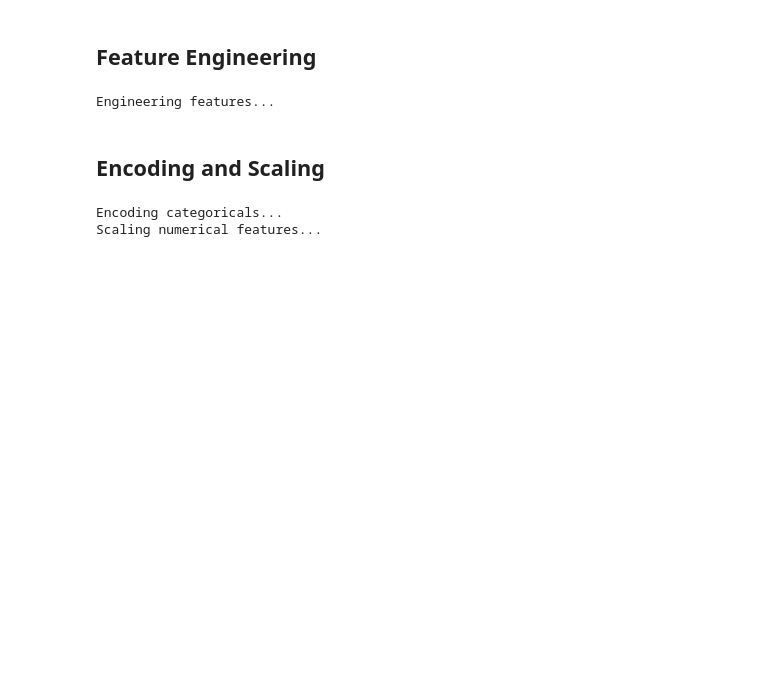
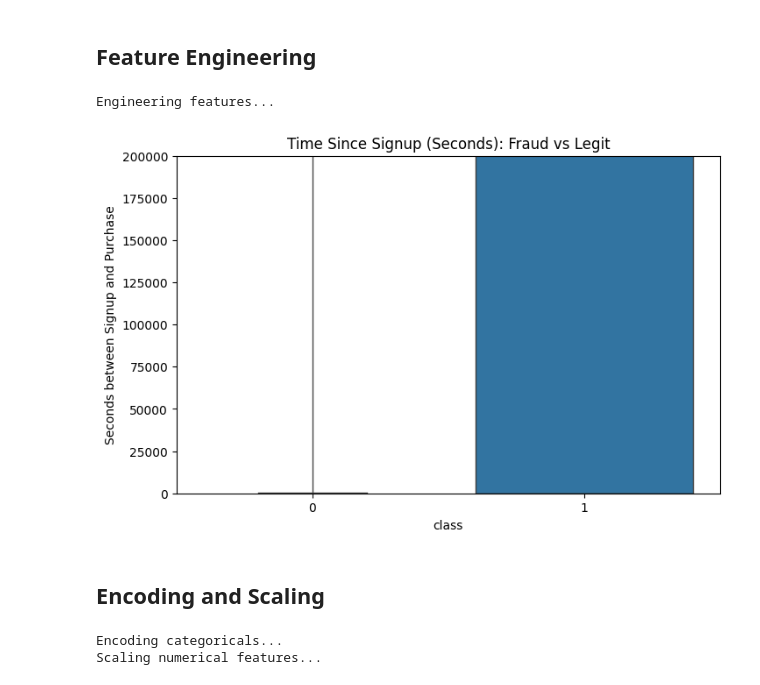
Before and after one commit to binia01/Fraud-detection, a Jupyter notebook: notebooks/eda-fraud-data.ipynb, the cells around one changed output. Drawn from its saved outputs; the diff is of its cells as text; code cells hidden in the pictures; blank space fills up the shorter version.

Commit message:
feat: add boxplot for time since signup

```diff
--- a/notebooks/eda-fraud-data.ipynb
+++ b/notebooks/eda-fraud-data.ipynb
@@ -89,6 +89,16 @@ Name: count, dtype: int64
 processor.feature_engineering()
 # %% [output]
 Engineering features...
+# %%
+plt.figure(figsize=(8, 5))
+# We limit y-axis because 'time_since_signup' can be huge for legit users
+sns.boxplot(x='class', y='time_since_signup', data=processor.df)
+plt.ylim(0, 200000) # Zoom in to see the difference
+plt.title('Time Since Signup (Seconds): Fraud vs Legit')
+plt.ylabel('Seconds between Signup and Purchase')
+plt.show()
+# %% [output]
+[figure, added]
 # %% [markdown]
 ## Encoding and Scaling
 # %%
```
